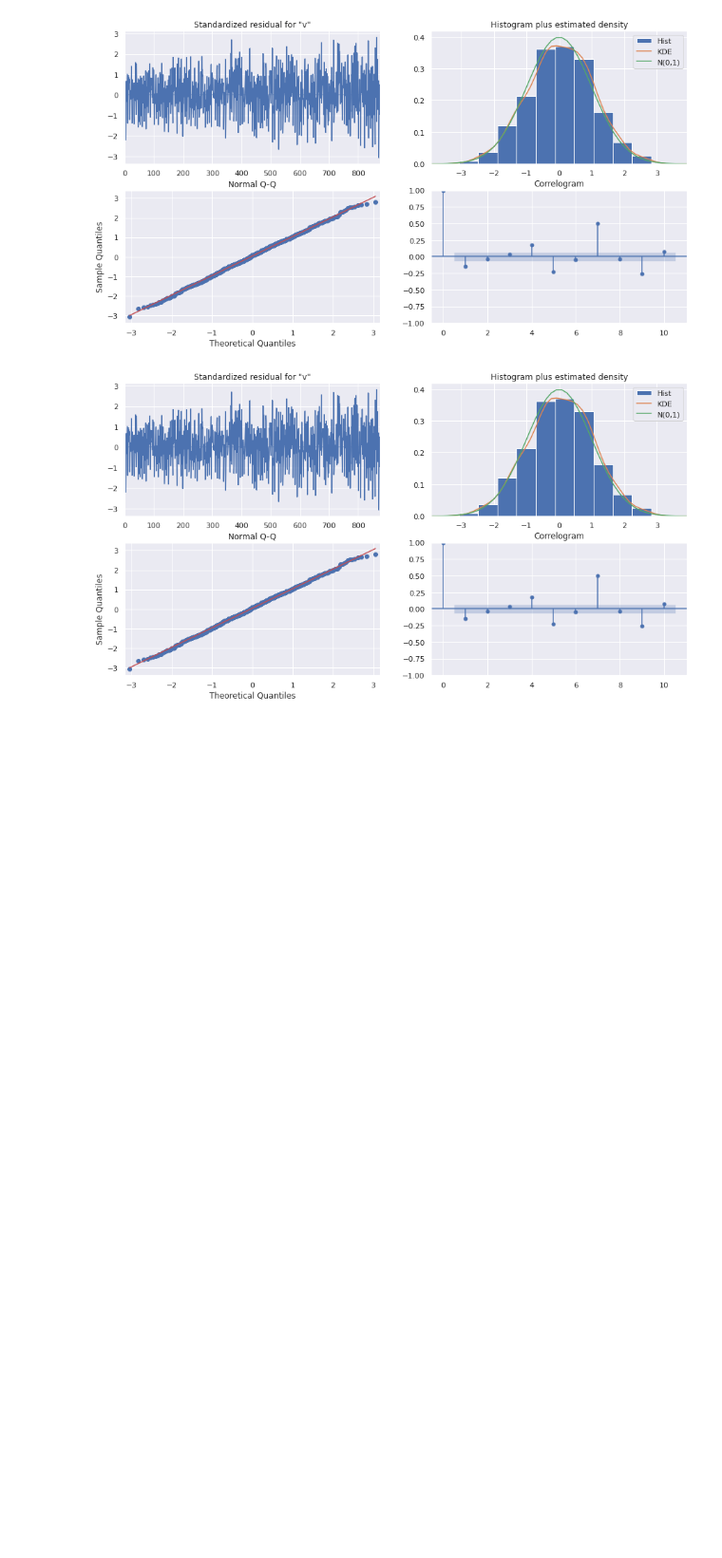
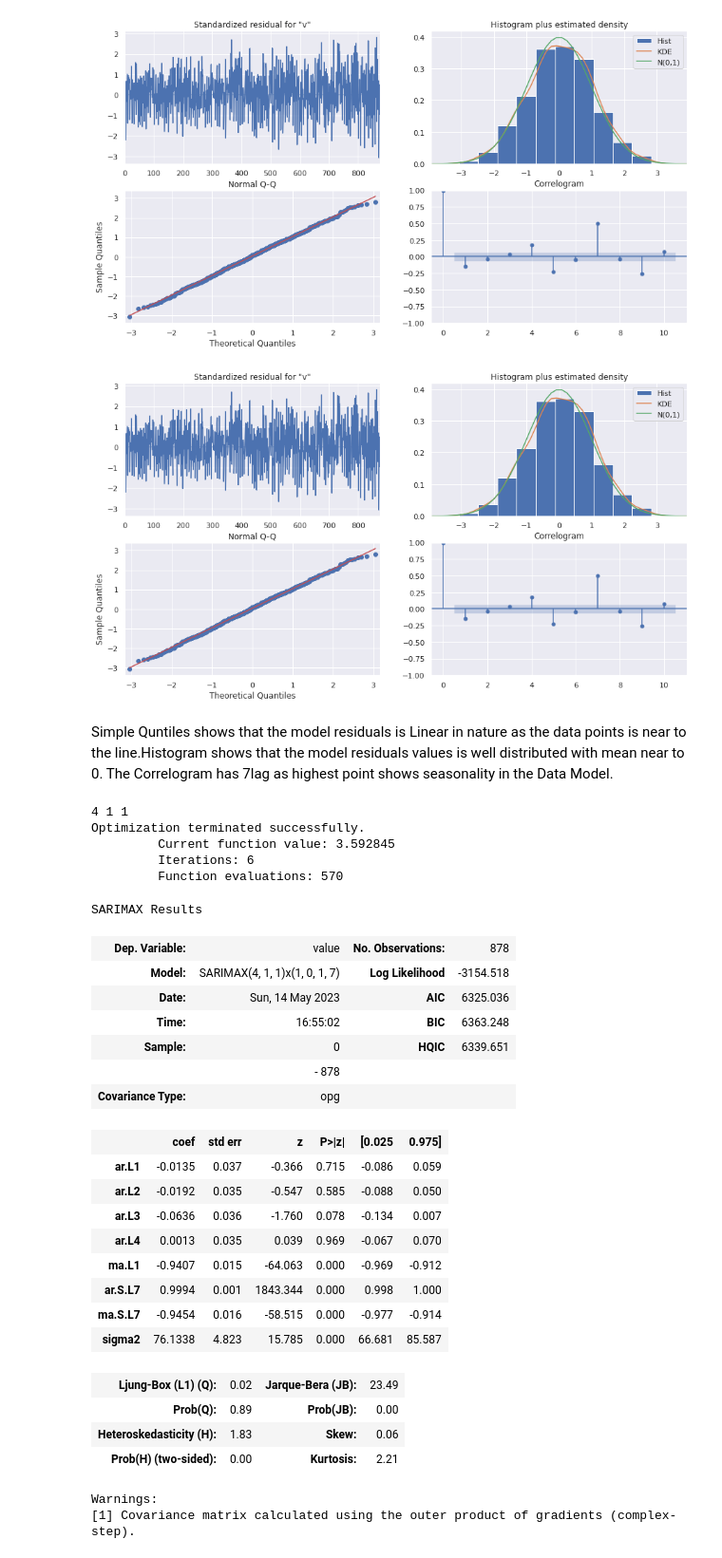
Before and after one commit to AnurAK1/UsrsLoginWeb, a Jupyter notebook: dailyuserslogin.ipynb, the cells around one changed output. Shown at 95% size. Cells and saved outputs as stored; diff of their text form; code cells hidden in the pictures; blank space fills up the shorter version.

```diff
--- a/dailyuserslogin.ipynb
+++ b/dailyuserslogin.ipynb
@@ -182,3 +186,42 @@ model_fit.plot_diagnostics()
 # %% [output]
 [figure]
 [figure]
+# %% [markdown]
+Simple Quntiles shows that the model residuals is Linear in nature as the data points is near to the line.Histogram shows that the model residuals values is well distributed with mean near to 0.
+The Correlogram has 7lag as highest point shows seasonality in the Data Model.
+# %%
+s=7
+import statsmodels.api as sm
+print(p,d,q)
+model_new = sm.tsa.statespace.SARIMAX(Train_df['value'],order=(p,d,q),seasonal_order=(1,0,1,s),time_varying_regression=True,mle_regression=False)
+result=model_new.fit(maxiter=50,method='powell')
+result.summary()
+# %% [output]
+4 1 1
+Optimization terminated successfully.
+         Current function value: 3.592845
+         Iterations: 6
+         Function evaluations: 570
+SARIMAX Results
+| Dep. Variable: | value | No. Observations: | 878 |
+| Model: | SARIMAX(4, 1, 1)x(1, 0, 1, 7) | Log Likelihood | -3154.518 |
+| Date: | Sun, 14 May 2023 | AIC | 6325.036 |
+| Time: | 16:55:02 | BIC | 6363.248 |
+| Sample: | 0 | HQIC | 6339.651 |
+|  | - 878 |  |  |
+| Covariance Type: | opg |  |  |
+|  | coef | std err | z | P>|z| | [0.025 | 0.975] |
+| ar.L1 | -0.0135 | 0.037 | -0.366 | 0.715 | -0.086 | 0.059 |
+| ar.L2 | -0.0192 | 0.035 | -0.547 | 0.585 | -0.088 | 0.050 |
+| ar.L3 | -0.0636 | 0.036 | -1.760 | 0.078 | -0.134 | 0.007 |
+| ar.L4 | 0.0013 | 0.035 | 0.039 | 0.969 | -0.067 | 0.070 |
+| ma.L1 | -0.9407 | 0.015 | -64.063 | 0.000 | -0.969 | -0.912 |
+| ar.S.L7 | 0.9994 | 0.001 | 1843.344 | 0.000 | 0.998 | 1.000 |
+| ma.S.L7 | -0.9454 | 0.016 | -58.515 | 0.000 | -0.977 | -0.914 |
+| sigma2 | 76.1338 | 4.823 | 15.785 | 0.000 | 66.681 | 85.587 |
+| Ljung-Box (L1) (Q): | 0.02 | Jarque-Bera (JB): | 23.49 |
+| Prob(Q): | 0.89 | Prob(JB): | 0.00 |
+| Heteroskedasticity (H): | 1.83 | Skew: | 0.06 |
+| Prob(H) (two-sided): | 0.00 | Kurtosis: | 2.21 |
+Warnings:
+[1] Covariance matrix calculated using the outer product of gradients (complex-step).
```
Also changed, not shown: parts of 13 cells of this notebook.
